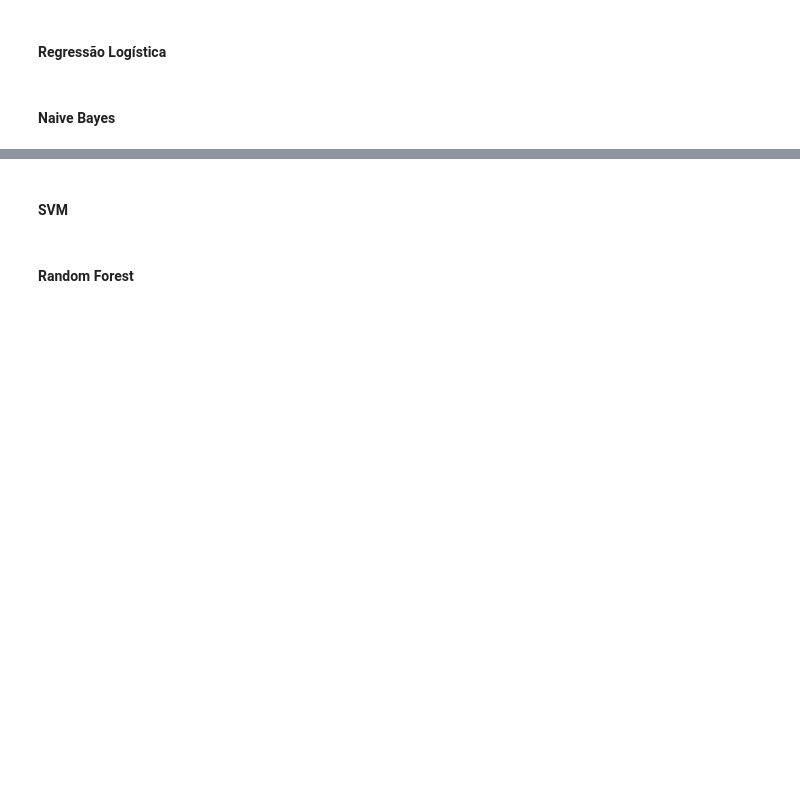
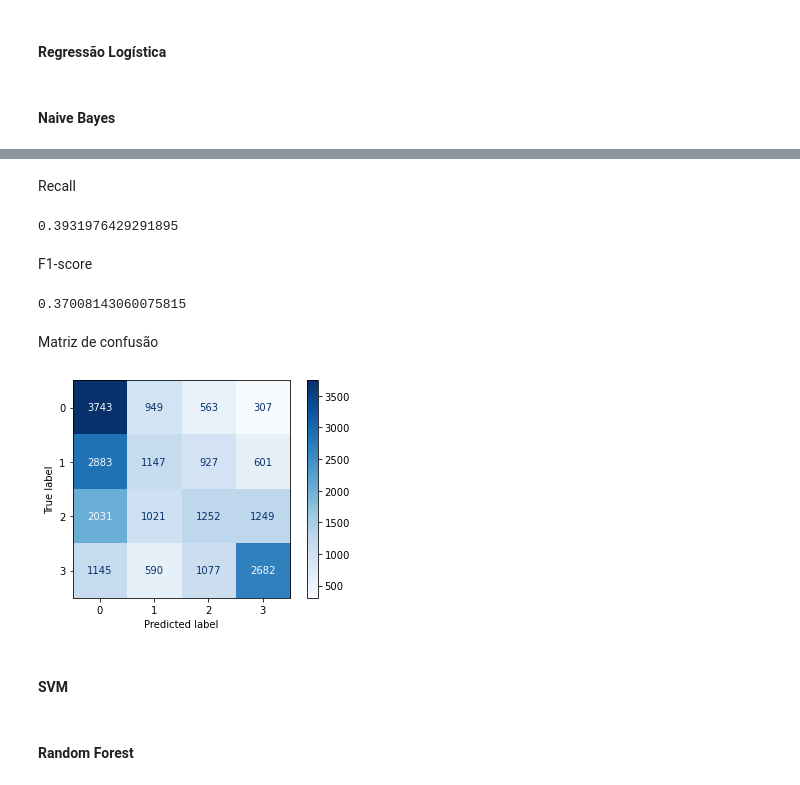
Before and after one commit to jv-porto/projeto-analise-habitos-estudo-enem, a Jupyter notebook: notebooks/projeto_ml_modelos.ipynb, the cells around one changed output, grey strips where cells are left out. Saved outputs shown, nothing was run; the diff lists cells and outputs as text; code cells hidden in the pictures; blank space fills up the shorter version.

Commit message:
naive bayes

```diff
--- a/notebooks/projeto_ml_modelos.ipynb
+++ b/notebooks/projeto_ml_modelos.ipynb
@@ -270,0 +275,7 @@ knn_regressor_mape_scores.mean()
+# %%
+naive_bayes_classifier_pipe = Pipeline([
+    ('scaler', StandardScaler()),
+    ('classifier', GaussianNB())
+])
+# %%
+naive_bayes_classifier_pipe.fit(X_categorical_train, y_categorical_train)
@@ -271,3 +298,24 @@ knn_regressor_mape_scores.mean()
+# %% [markdown]
+Recall
+# %%
+naive_bayes_classifier_recall_scores = cross_val_score(naive_bayes_classifier_pipe, X_transformed, y_categorical_transformed, cv=5, scoring='recall_weighted')
+naive_bayes_classifier_recall_scores.mean()
+# %% [output]
+0.3931976429291895
+# %% [markdown]
+F1-score
+# %%
+naive_bayes_classifier_f1_scores = cross_val_score(naive_bayes_classifier_pipe, X_transformed, y_categorical_transformed, cv=5, scoring='f1_weighted')
+naive_bayes_classifier_f1_scores.mean()
+# %% [output]
+0.37008143060075815
+# %% [markdown]
+Matriz de confusão
+# %%
+ConfusionMatrixDisplay.from_estimator(naive_bayes_classifier_pipe, X_transformed, y_categorical_transformed, cmap='Blues')
+plt.show()
+# %% [output]
+[figure, added]
 # %% [markdown]
 #### **SVM**
 # %% [markdown]
```
Also changed, not shown: parts of 11 cells of this notebook.
